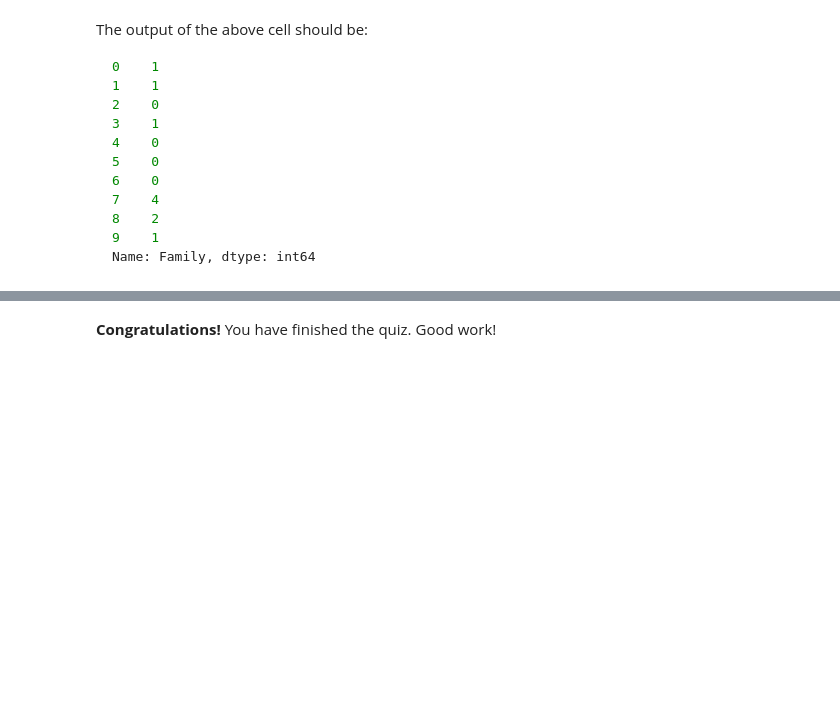
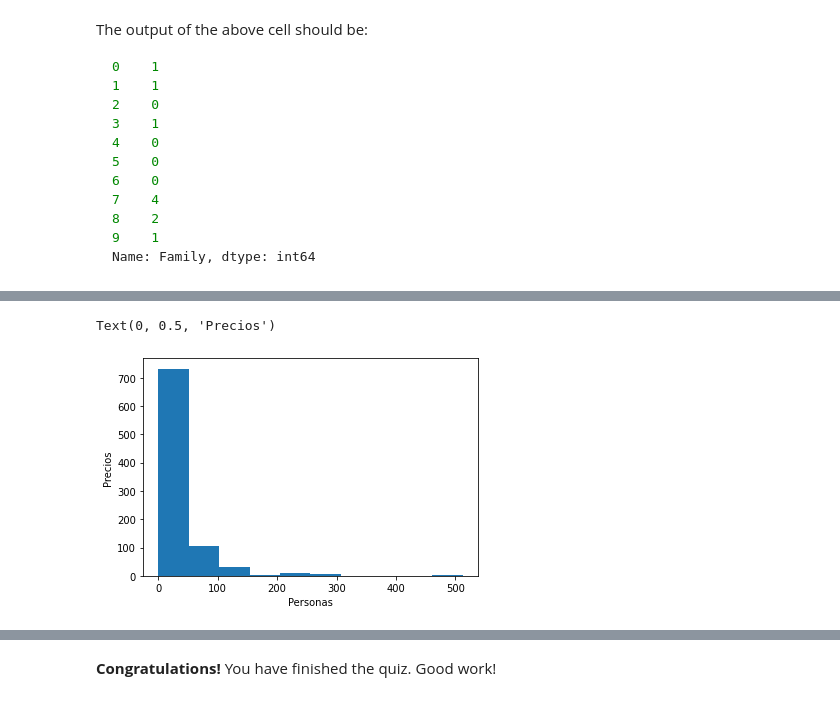
Before and after one commit to dmojicam/AlgorithmsUN2022II, a Jupyter notebook: Quiz2/dmojicam_Quiz_2_Python_Pandas_UNCode.ipynb, the cells around one changed output, grey strips where cells are left out. Cells and saved outputs as stored; diff of their text form; code cells hidden in the pictures; blank space fills up the shorter version.

```diff
--- a/Quiz2/dmojicam_Quiz_2_Python_Pandas_UNCode.ipynb
+++ b/Quiz2/dmojicam_Quiz_2_Python_Pandas_UNCode.ipynb
@@ -691,0 +761,7 @@ Name: Family, dtype: int64
+# %%
+plt.hist(df.Fare,histtype="bar",align="mid")
+plt.xlabel("Personas")
+plt.ylabel("Precios")
+# %% [output]
+Text(0, 0.5, 'Precios')
+[figure, added]
```
Also changed, not shown: parts of 14 cells of this notebook.
